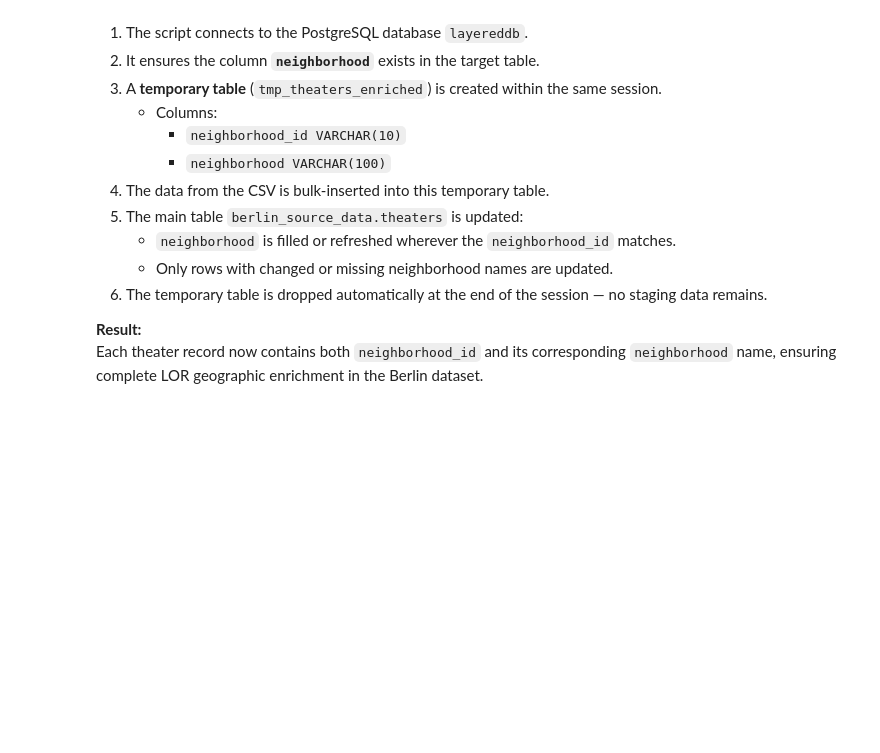
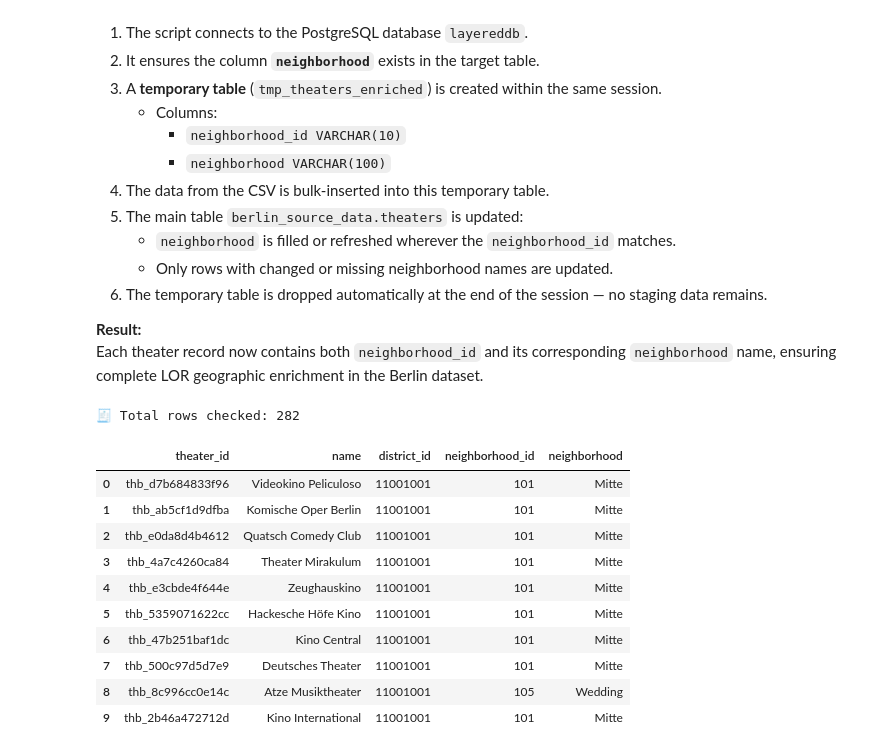
Before and after one commit to DanielSiebert-dev/layered-populate-data-pool-da, a Jupyter notebook: theaters/scripts/update_db_theaters_neighborhoods.ipynb, the cells around one changed output. Cells and saved outputs as stored; diff of their text form; code cells hidden in the pictures; blank space fills up the shorter version.

```diff
--- a/theaters/scripts/update_db_theaters_neighborhoods.ipynb
+++ b/theaters/scripts/update_db_theaters_neighborhoods.ipynb
@@ -358,3 +360,54 @@ To safely update the database:
 
 **Result:**
 Each theater record now contains both `neighborhood_id` and its corresponding `neighborhood` name, ensuring complete LOR geographic enrichment in the Berlin dataset.
+# %%
+from sqlalchemy import create_engine, text
+import pandas as pd
+# --- Connection config ---
+USER = "marianna_gokova"
+PASSWORD = "6n2b8nw9IfmNdyYY"
+HOST = "127.0.0.1"
+PORT = 5433
+DBNAME = "layereddb"
+
+# --- Create SQLAlchemy engine ---
+engine = create_engine(
+    f"postgresql+psycopg2://{USER}:{PASSWORD}@{HOST}:{PORT}/{DBNAME}",
+    connect_args={"sslmode": "require"}
+)
+
+# --- Query to detect missing or invalid neighborhood_id ---
+query = text("""
+SELECT
+    theater_id,
+    name,
+    district_id,
+    neighborhood_id,
+    neighborhood
+FROM berlin_source_data.theaters
+WHERE neighborhood_id IS NULL
+   OR neighborhood_id = ''
+   OR neighborhood_id NOT SIMILAR TO '^[0-9]{3,4}$'
+ORDER BY district_id;
+""")
+
+# --- Execute and load to DataFrame ---
+with engine.connect() as conn:
+    df_missing_neigh = pd.read_sql(query, conn)
+
+# --- Show summary ---
+print(f"🧾 Total rows checked: {len(df_missing_neigh)}")
+display(df_missing_neigh.head(10))
+# %% [output]
+🧾 Total rows checked: 282
+|  | theater_id | name | district_id | neighborhood_id | neighborhood |
+| 0 | thb_d7b684833f96 | Videokino Peliculoso | 11001001 | 101 | Mitte |
+| 1 | thb_ab5cf1d9dfba | Komische Oper Berlin | 11001001 | 101 | Mitte |
+| 2 | thb_e0da8d4b4612 | Quatsch Comedy Club | 11001001 | 101 | Mitte |
+| 3 | thb_4a7c4260ca84 | Theater Mirakulum | 11001001 | 101 | Mitte |
+| 4 | thb_e3cbde4f644e | Zeughauskino | 11001001 | 101 | Mitte |
+| 5 | thb_5359071622cc | Hackesche Höfe Kino | 11001001 | 101 | Mitte |
+| 6 | thb_47b251baf1dc | Kino Central | 11001001 | 101 | Mitte |
+| 7 | thb_500c97d5d7e9 | Deutsches Theater | 11001001 | 101 | Mitte |
+| 8 | thb_8c996cc0e14c | Atze Musiktheater | 11001001 | 105 | Wedding |
+| 9 | thb_2b46a472712d | Kino International | 11001001 | 101 | Mitte |
```
Also changed, not shown: parts of 7 cells of this notebook.
